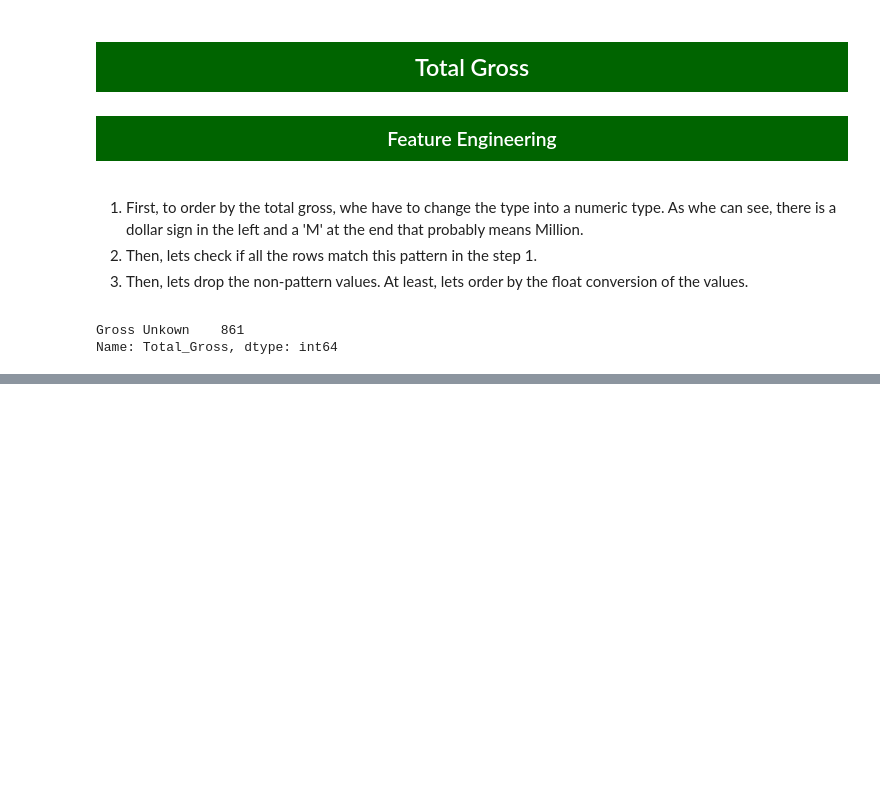
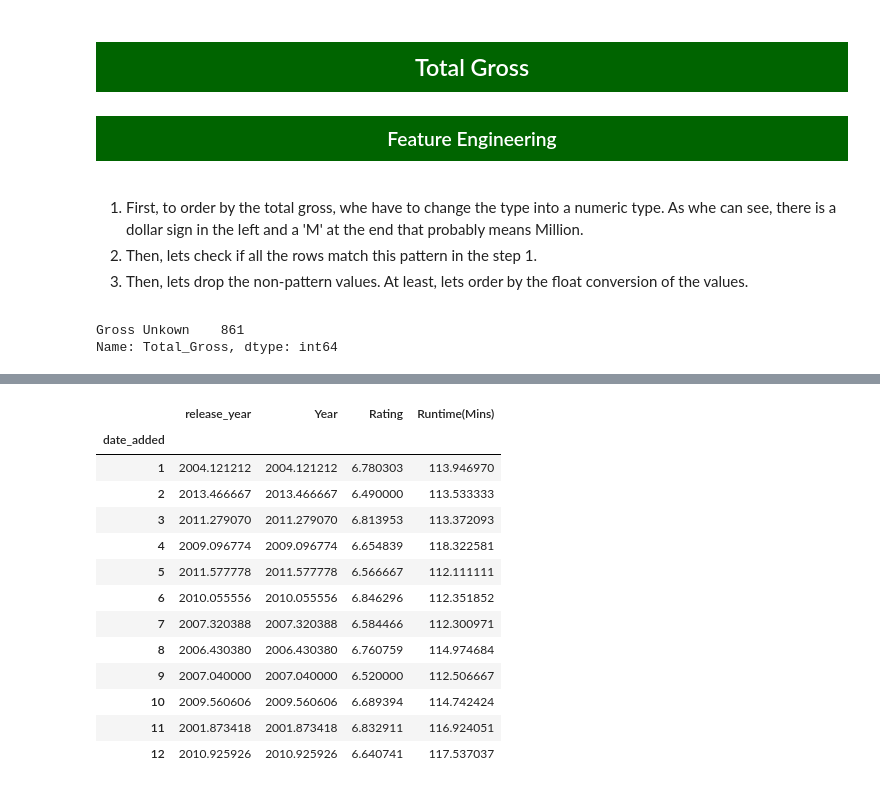
Before and after one commit to Eudi-Duarte/imdb_notebook, a Jupyter notebook: imbd notebook.ipynb, the cells around one changed output, grey strips where cells are left out. Drawn from its saved outputs; the diff is of its cells as text; code cells hidden in the pictures; blank space fills up the shorter version.

```diff
--- a/imbd notebook.ipynb
+++ b/imbd notebook.ipynb
@@ -192,0 +277,17 @@ memory usage: 265.9+ KB
+# %%
+netflix_imdb.groupby(netflix_imdb['date_added'].dt.month).mean(numeric_only=True)
+# %% [output]
+|  | release_year | Year | Rating | Runtime(Mins) |
+| date_added |  |  |  |  |
+| 1 | 2004.121212 | 2004.121212 | 6.780303 | 113.946970 |
+| 2 | 2013.466667 | 2013.466667 | 6.490000 | 113.533333 |
+| 3 | 2011.279070 | 2011.279070 | 6.813953 | 113.372093 |
+| 4 | 2009.096774 | 2009.096774 | 6.654839 | 118.322581 |
+| 5 | 2011.577778 | 2011.577778 | 6.566667 | 112.111111 |
+| 6 | 2010.055556 | 2010.055556 | 6.846296 | 112.351852 |
+| 7 | 2007.320388 | 2007.320388 | 6.584466 | 112.300971 |
+| 8 | 2006.430380 | 2006.430380 | 6.760759 | 114.974684 |
+| 9 | 2007.040000 | 2007.040000 | 6.520000 | 112.506667 |
+| 10 | 2009.560606 | 2009.560606 | 6.689394 | 114.742424 |
+| 11 | 2001.873418 | 2001.873418 | 6.832911 | 116.924051 |
+| 12 | 2010.925926 | 2010.925926 | 6.640741 | 117.537037 |
```
Also changed, not shown: parts of 15 cells of this notebook, 1 other file.
